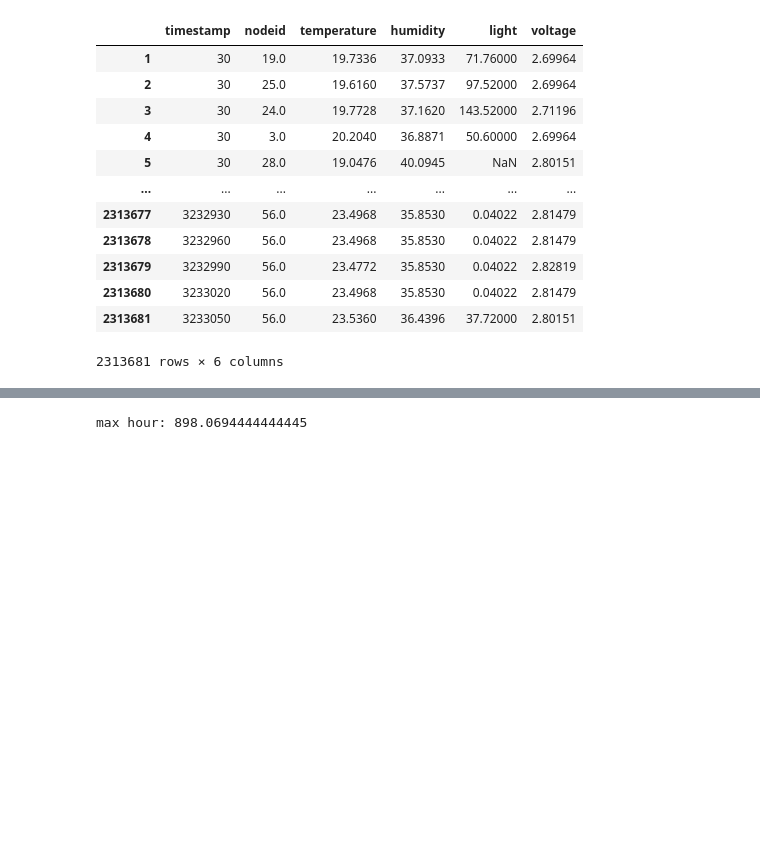
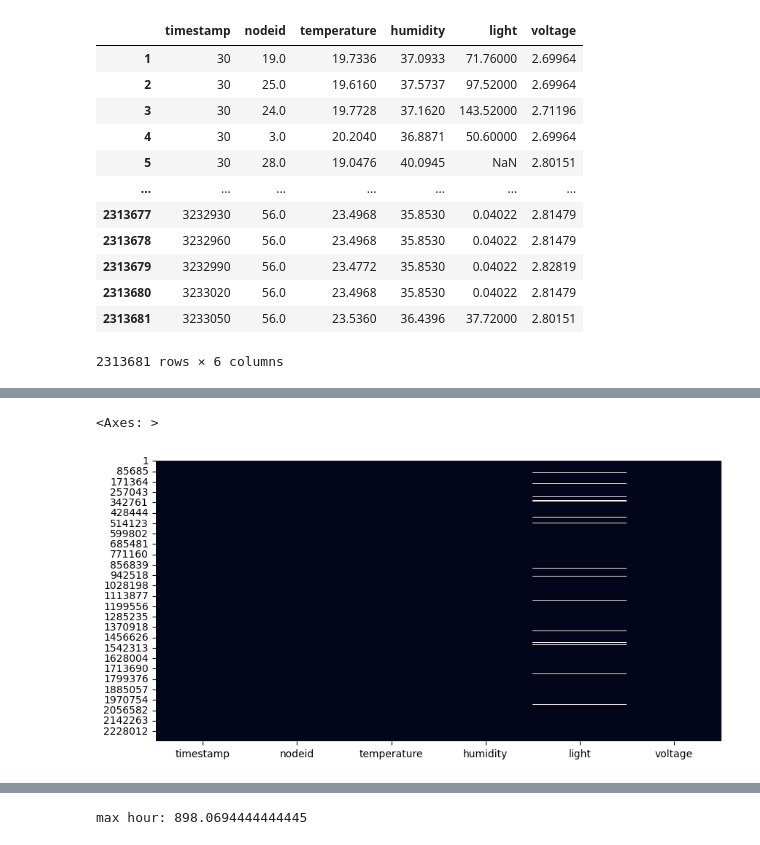
Before and after one commit to siji2022/CS6604_LoG_project, a Jupyter notebook: eda.ipynb, the cells around one changed output, grey strips where cells are left out. Saved outputs shown, nothing was run; the diff lists cells and outputs as text; code cells hidden in the pictures; blank space fills up the shorter version.

```diff
--- a/eda.ipynb
+++ b/eda.ipynb
@@ -52,0 +49,5 @@ data[duplicated]
+# %%
+# drop duplicates
+# find duplicated rows and only keep the last one
+duplicated = data[['timestamp','nodeid']].duplicated(keep='last')
+data = data[~duplicated]
@@ -52,0 +87,7 @@ data[duplicated]
+# %%
+# plot missing
+plt.figure(figsize=(10, 5))
+sns.heatmap(data.isnull(), cbar=False)
+# %% [output]
+<Axes: >
+[figure, added]
```
Also changed, not shown: parts of 12 cells of this notebook, 1 other file.
